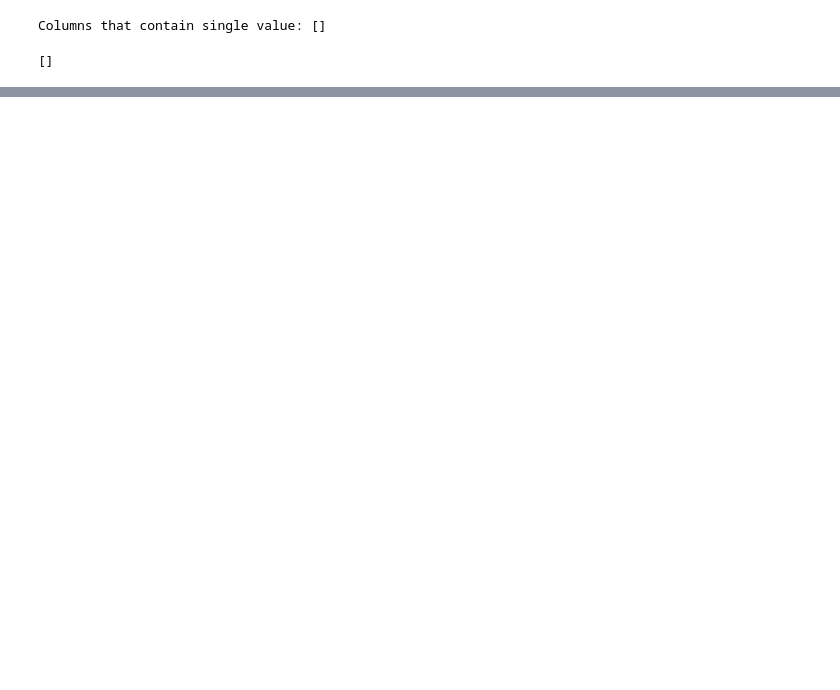
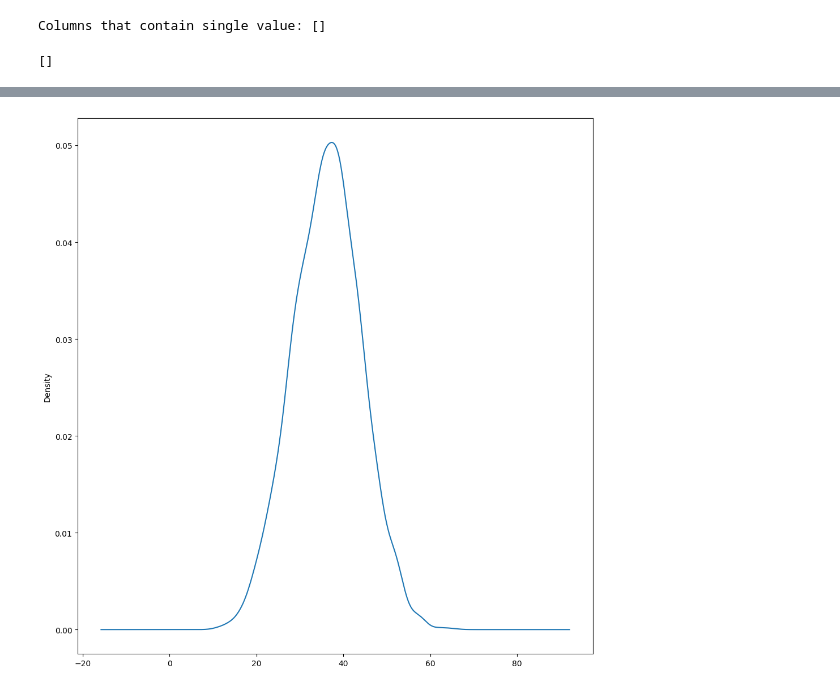
Before and after one commit to Flychuban/Predict-Cancer-Mortality-Rates, a Jupyter notebook: PredictCancer.ipynb, the cells around one changed output, grey strips where cells are left out. Saved outputs shown, nothing was run; the diff lists cells and outputs as text; code cells hidden in the pictures; blank space fills up the shorter version.

```diff
--- a/PredictCancer.ipynb
+++ b/PredictCancer.ipynb
@@ -213,2 +213,4 @@ df.shape
 # %%
 df.to_csv("data_processed.csv", index=False)
+# %%
+processed_data = pd.read_csv('/content/drive/MyDrive/CancerMortalityRatesPredict/data/data_processed.csv')
@@ -214,0 +227,23 @@ df.to_csv("data_processed.csv", index=False)
+# %%
+from scipy.stats import normaltest
+
+numerical_columns = processed_data.select_dtypes(include=np.number).columns
+gaussian_cols = []
+non_gaussian_cols = []
+for col in numerical_columns:
+    stat, p = normaltest(processed_data[col])
+    print('Statistics=%.3f, p=%.3f' % (stat, p))
+    alpha = 0.05
+    if p > alpha:
+        gaussian_cols.append(col)
+    else:
+        non_gaussian_cols.append(col)
+print(gaussian_cols)
+# %%
+fig, axes = plt.subplots(nrows=1, ncols=1, figsize=(10, 10))
+for i, col in enumerate(gaussian_cols):
+    processed_data[col].plot(kind='density', ax=axes, subplots=True, sharex=False)
+plt.tight_layout()
+plt.show()
+# %% [output]
+[figure, added]
```
Also changed, not shown: parts of 7 cells of this notebook.
